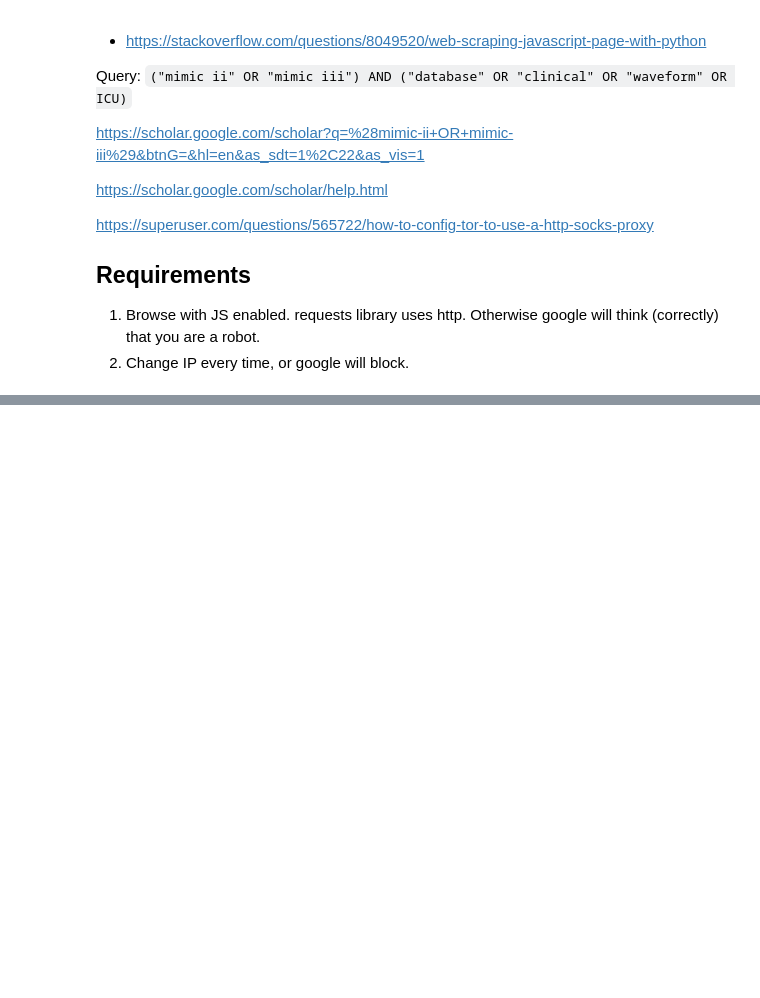
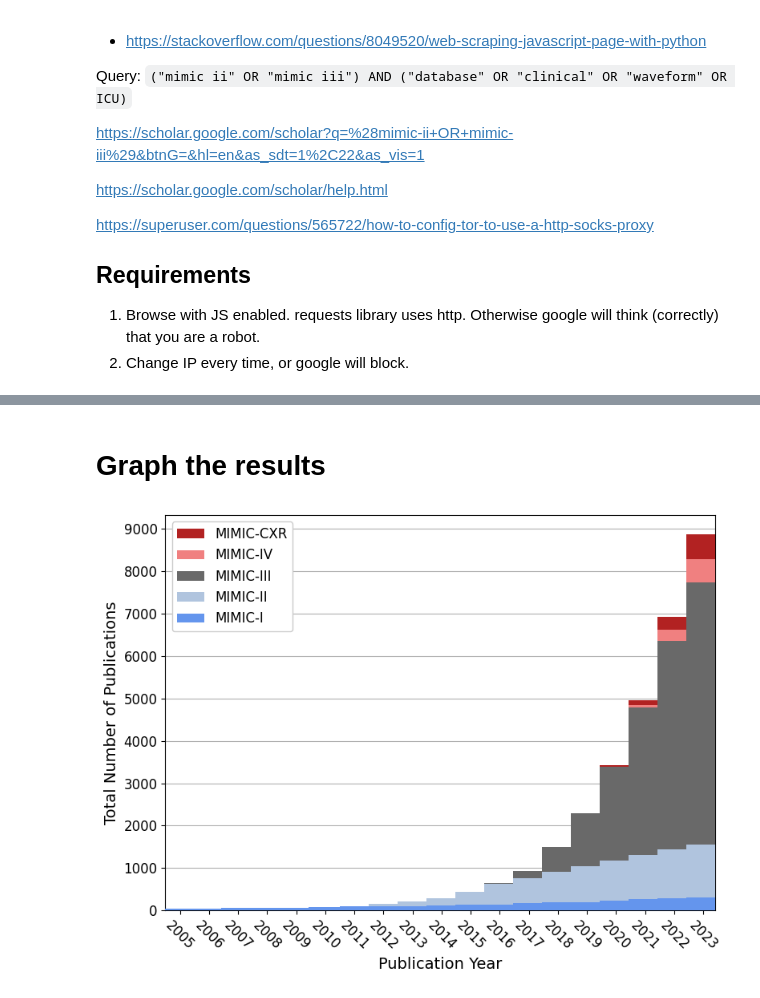
Before and after one commit to MIT-LCP/citation-tracker, a Jupyter notebook: mimic-citations.ipynb, the cells around one changed output, grey strips where cells are left out. Saved outputs shown, nothing was run; the diff lists cells and outputs as text; code cells hidden in the pictures; blank space fills up the shorter version.

```diff
--- a/mimic-citations.ipynb
+++ b/mimic-citations.ipynb
@@ -432,0 +605,44 @@ for i in range(total_results):
+# %% [markdown]
+# Graph the results
+# %%
+colors = [
+    'cornflowerblue',
+    'lightsteelblue',
+    'dimgray',
+    'lightcoral',
+    'firebrick'
+]
+min_year = 2005
+ytick_interval = 1000
+
+years = [int(y) for y in google_scholar_mimic_pubs[list(google_scholar_mimic_pubs.keys())[0]].keys()]
+db_order = ['mimic-i','mimic-ii','mimic-iii','mimic-iv','mimic-cxr']
+
+plt.figure(figsize=(8,6))
+graph_data = []
+for db in google_scholar_mimic_pubs.keys():
+    graph_data.append(np.concatenate(np.array([np.array(v*[int(y)]) for y,v in google_scholar_mimic_pubs[db].items()]).flatten()))
+max_citations = np.concatenate(graph_data).shape[0]
+
+plt.hist(graph_data, len(graph_data[0]), color=colors, label=[s.upper() for s in db_order], cumulative=1, stacked=True, density=False, zorder=3)
+plt.xlim([min_year, max(years)-0.08])
+plt.xticks(rotation=-45)
+ax = plt.gca()
+ax.tick_params(axis='both', which='major', labelsize=12)
+ax.tick_params(axis='both', which='minor', labelsize=10)
+ax.set_xticks(np.arange(min_year, max(years), 1) + 0.5)
+ax.set_xticklabels(np.arange(min_year, max(years), 1), fontsize=12)
+ax.set_yticks(np.arange(0, max_citations+ytick_interval, ytick_interval))
+ax.set_yticklabels(np.arange(0, max_citations+ytick_interval, ytick_interval), fontsize=12)
+plt.xlabel('Publication Year', fontsize=14)
+plt.ylabel('Total Number of Publications', fontsize=14)
+handles, labels = plt.gca().get_legend_handles_labels()
+order = np.arange(len(db_order)-1, -1, -1)
+legend = plt.legend([handles[i] for i in order], [labels[i] for i in order], loc='upper left', fontsize=12)
+legend.get_frame().set_alpha(1)
+plt.grid(zorder=-1, axis='y')
+plt.tight_layout()
+plt.savefig(os.path.join('search_results', 'google_scholar', 'cumulative_histogram.png'))
+plt.show()
+# %% [output]
+[figure, added]
```
Also changed, not shown: parts of 9 cells of this notebook, 2 other files.
